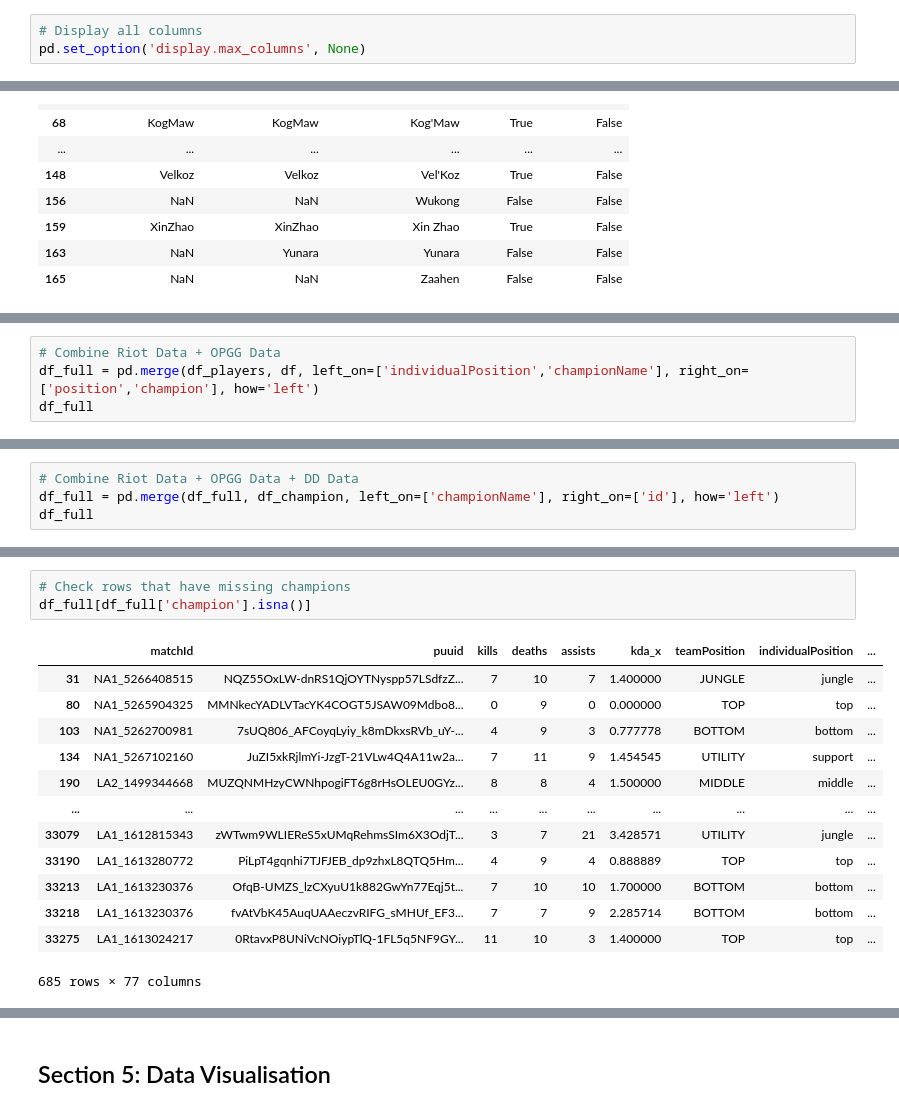
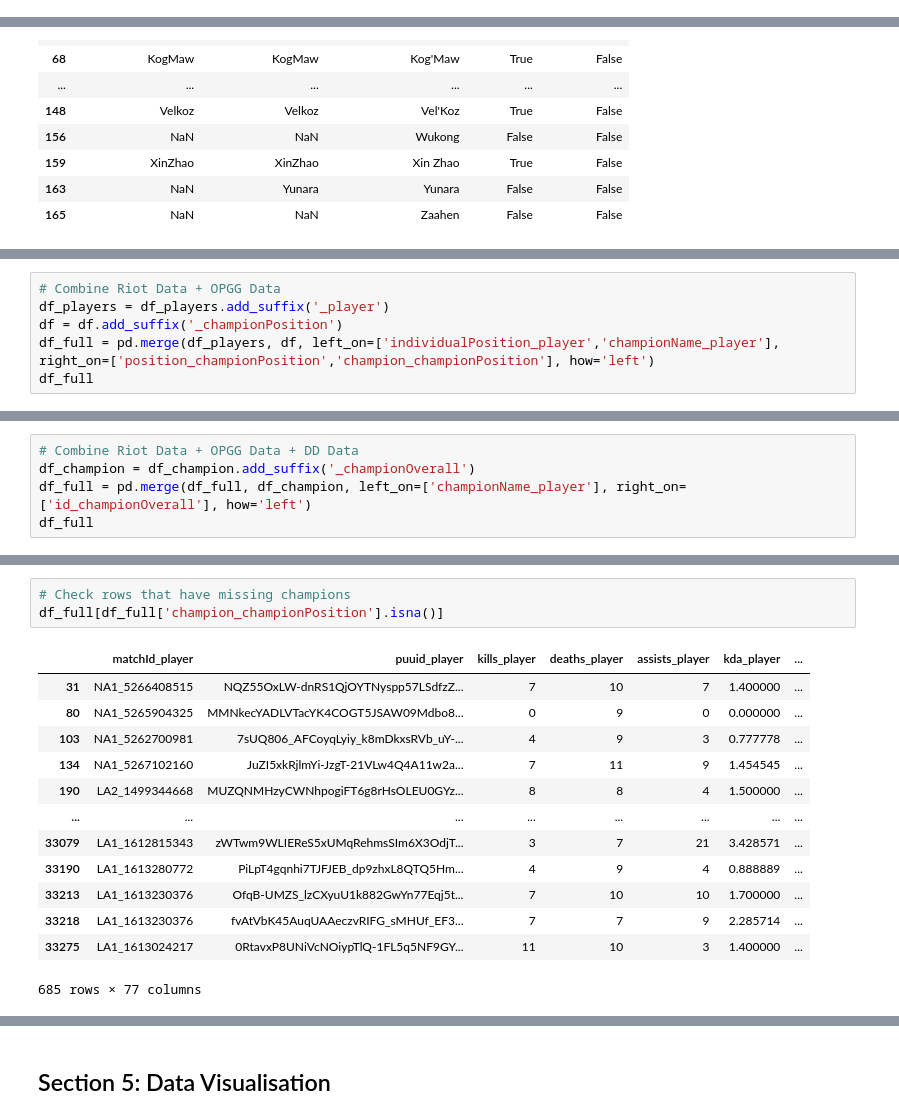
Before and after one commit to lybytes/lol-toxicity-analysis, a Jupyter notebook: ST445_Project_Main v2.ipynb, the cells around one changed output, grey strips where cells are left out. Cells and saved outputs as stored; diff of their text form.

```diff
--- a/ST445_Project_Main v2.ipynb
+++ b/ST445_Project_Main v2.ipynb
@@ -542,3 +533,0 @@ Saved file: opgg_champions_all_positions_challengers.csv
-# %%
-# Display all columns
-pd.set_option('display.max_columns', None)
@@ -741,5 +742,7 @@ for i in range(len(opgg_name)):
 # %%
 # Combine Riot Data + OPGG Data
-df_full = pd.merge(df_players, df, left_on=['individualPosition','championName'], right_on=['position','champion'], how='left')
+df_players = df_players.add_suffix('_player')
+df = df.add_suffix('_championPosition')
+df_full = pd.merge(df_players, df, left_on=['individualPosition_player','championName_player'], right_on=['position_championPosition','champion_championPosition'], how='left')
 df_full
 # %% [output]
@@ -758,6 +761,7 @@ df_full
 33340 rows × 38 columns
 # %%
 # Combine Riot Data + OPGG Data + DD Data
-df_full = pd.merge(df_full, df_champion, left_on=['championName'], right_on=['id'], how='left')
+df_champion = df_champion.add_suffix('_championOverall')
+df_full = pd.merge(df_full, df_champion, left_on=['championName_player'], right_on=['id_championOverall'], how='left')
 df_full
 # %% [output]
@@ -782,19 +788,19 @@ There are 685 missing champions
 # %%
 # Check rows that have missing champions
-df_full[df_full['champion'].isna()]
+df_full[df_full['champion_championPosition'].isna()]
 # %% [output]
-|  | matchId | puuid | kills | deaths | assists | kda_x | teamPosition | individualPosition | ... |
-| 31 | NA1_5266408515 | NQZ55OxLW-dnRS1QjOYTNyspp57LSdfzZ... | 7 | 10 | 7 | 1.400000 | JUNGLE | jungle | ... |
-| 80 | NA1_5265904325 | MMNkecYADLVTacYK4COGT5JSAW09Mdbo8... | 0 | 9 | 0 | 0.000000 | TOP | top | ... |
-| 103 | NA1_5262700981 | 7sUQ806_AFCoyqLyiy_k8mDkxsRVb_uY-... | 4 | 9 | 3 | 0.777778 | BOTTOM | bottom | ... |
-| 134 | NA1_5267102160 | JuZI5xkRjlmYi-JzgT-21VLw4Q4A11w2a... | 7 | 11 | 9 | 1.454545 | UTILITY | support | ... |
-| 190 | LA2_1499344668 | MUZQNMHzyCWNhpogiFT6g8rHsOLEU0GYz... | 8 | 8 | 4 | 1.500000 | MIDDLE | middle | ... |
-| ... | ... | ... | ... | ... | ... | ... | ... | ... | ... |
-| 33079 | LA1_1612815343 | zWTwm9WLIEReS5xUMqRehmsSIm6X3OdjT... | 3 | 7 | 21 | 3.428571 | UTILITY | jungle | ... |
-| 33190 | LA1_1613280772 | PiLpT4gqnhi7TJFJEB_dp9zhxL8QTQ5Hm... | 4 | 9 | 4 | 0.888889 | TOP | top | ... |
-| 33213 | LA1_1613230376 | OfqB-UMZS_lzCXyuU1k882GwYn77Eqj5t... | 7 | 10 | 10 | 1.700000 | BOTTOM | bottom | ... |
-| 33218 | LA1_1613230376 | fvAtVbK45AuqUAAeczvRIFG_sMHUf_EF3... | 7 | 7 | 9 | 2.285714 | BOTTOM | bottom | ... |
-| 33275 | LA1_1613024217 | 0RtavxP8UNiVcNOiypTlQ-1FL5q5NF9GY... | 11 | 10 | 3 | 1.400000 | TOP | top | ... |
+|  | matchId_player | puuid_player | kills_player | deaths_player | assists_player | kda_player | ... |
+| 31 | NA1_5266408515 | NQZ55OxLW-dnRS1QjOYTNyspp57LSdfzZ... | 7 | 10 | 7 | 1.400000 | ... |
+| 80 | NA1_5265904325 | MMNkecYADLVTacYK4COGT5JSAW09Mdbo8... | 0 | 9 | 0 | 0.000000 | ... |
+| 103 | NA1_5262700981 | 7sUQ806_AFCoyqLyiy_k8mDkxsRVb_uY-... | 4 | 9 | 3 | 0.777778 | ... |
+| 134 | NA1_5267102160 | JuZI5xkRjlmYi-JzgT-21VLw4Q4A11w2a... | 7 | 11 | 9 | 1.454545 | ... |
+| 190 | LA2_1499344668 | MUZQNMHzyCWNhpogiFT6g8rHsOLEU0GYz... | 8 | 8 | 4 | 1.500000 | ... |
+| ... | ... | ... | ... | ... | ... | ... | ... |
+| 33079 | LA1_1612815343 | zWTwm9WLIEReS5xUMqRehmsSIm6X3OdjT... | 3 | 7 | 21 | 3.428571 | ... |
+| 33190 | LA1_1613280772 | PiLpT4gqnhi7TJFJEB_dp9zhxL8QTQ5Hm... | 4 | 9 | 4 | 0.888889 | ... |
+| 33213 | LA1_1613230376 | OfqB-UMZS_lzCXyuU1k882GwYn77Eqj5t... | 7 | 10 | 10 | 1.700000 | ... |
+| 33218 | LA1_1613230376 | fvAtVbK45AuqUAAeczvRIFG_sMHUf_EF3... | 7 | 7 | 9 | 2.285714 | ... |
+| 33275 | LA1_1613024217 | 0RtavxP8UNiVcNOiypTlQ-1FL5q5NF9GY... | 11 | 10 | 3 | 1.400000 | ... |
 685 rows × 77 columns
 # %%
 # Check champion names and position of missing rows
```
Also changed, not shown: parts of 40 cells of this notebook.
